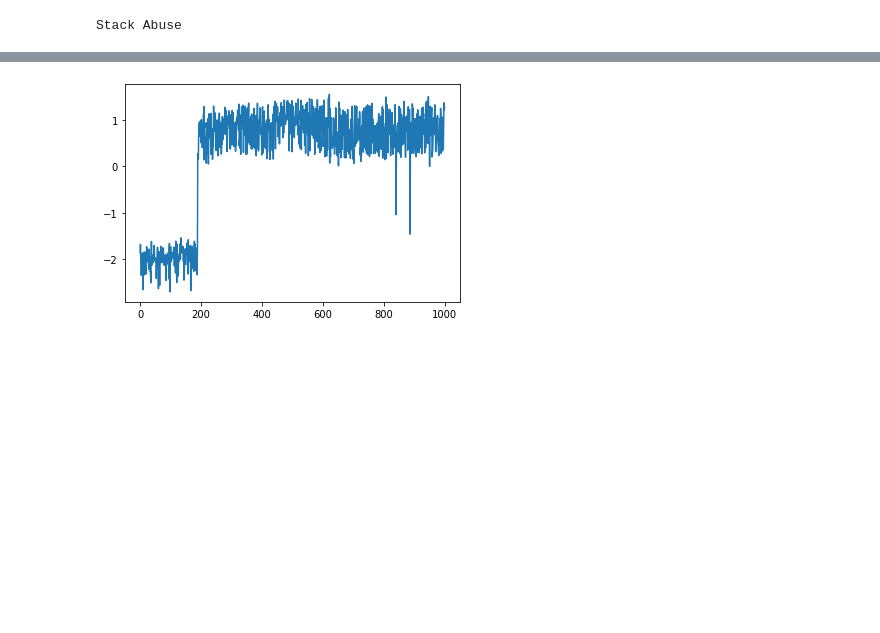
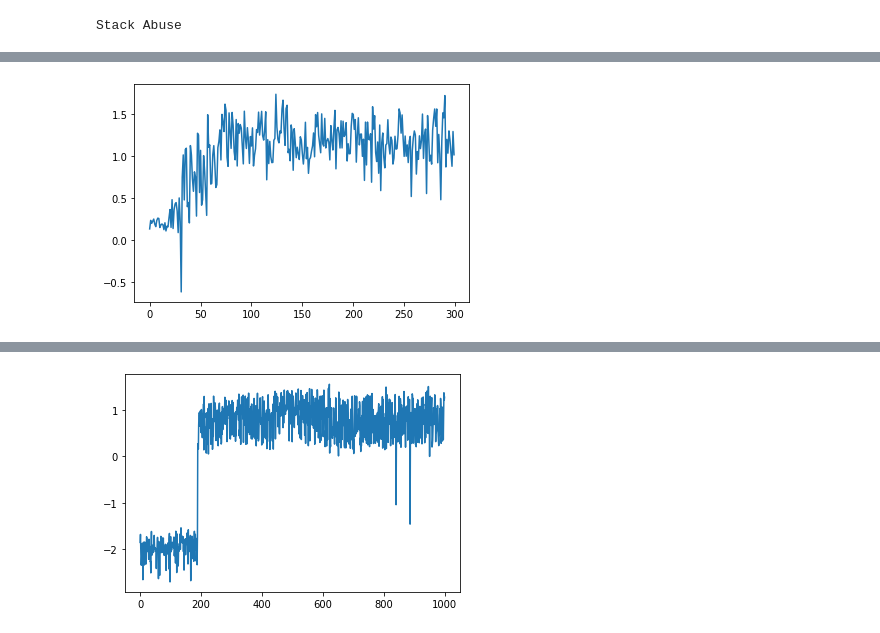
Before and after one commit to JoDeMiro/SACI2022, a Jupyter notebook: Driver.ipynb, the cells around one changed output, grey strips where cells are left out. Cells and saved outputs as stored; diff of their text form; code cells hidden in the pictures; blank space fills up the shorter version.

```diff
--- a/Driver.ipynb
+++ b/Driver.ipynb
@@ -291,3 +291,8 @@ evolution_time = 4 min 48.35894775390625 sec
 # resp.json()
 # %%
 generation_best_score = [float(i) for i in lst]        # <-- list(str) -> list(float)
+# %%
+plt.plot(generation_best_score) # threshold -0.0 NN(15,5) factor 20
+plt.show()
+# %% [output]
+[figure, added]
```
Also changed, not shown: parts of 5 cells of this notebook.
